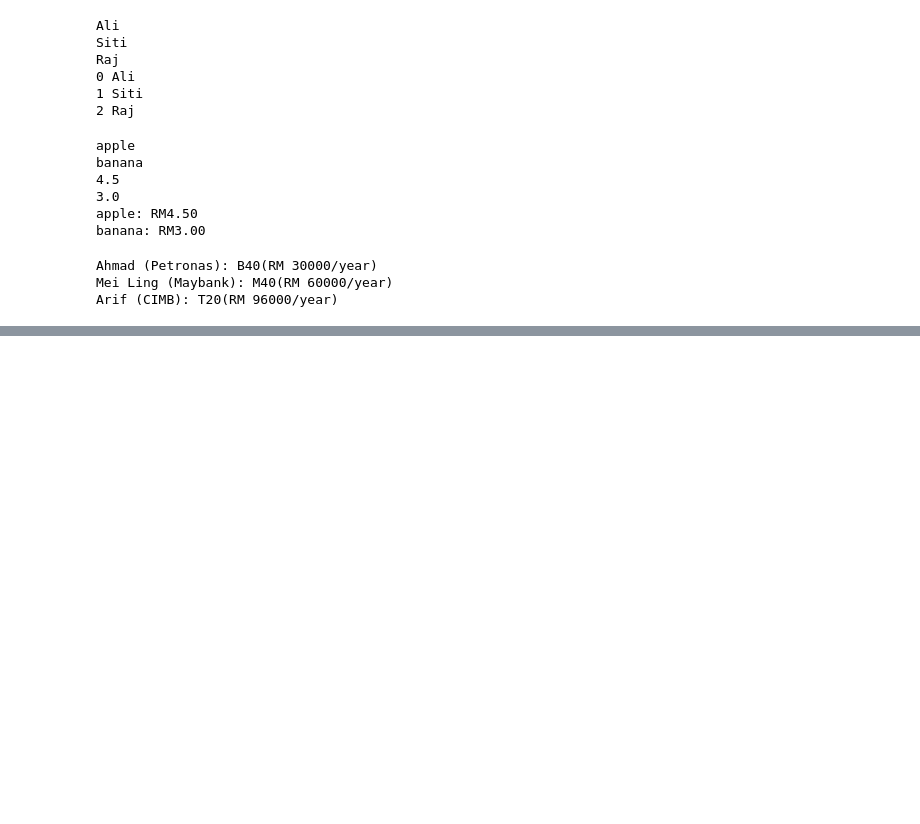
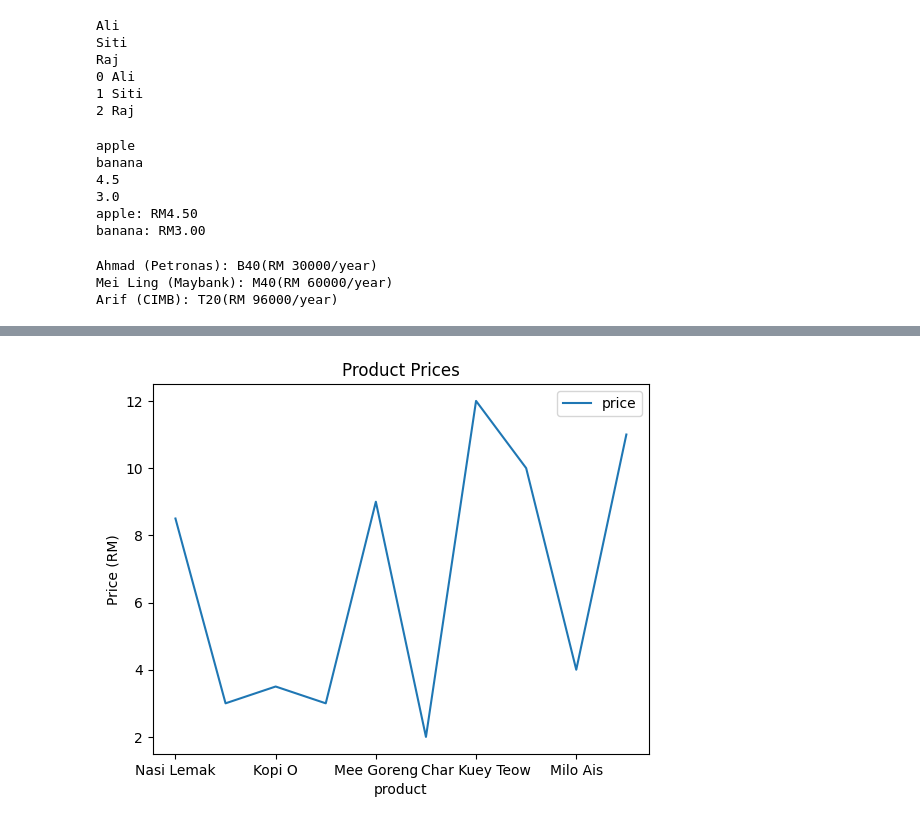
Before and after one commit to MGM46/pythonclass, a Jupyter notebook: app.ipynb, the cells around one changed output, grey strips where cells are left out. Saved outputs shown, nothing was run; the diff lists cells and outputs as text; code cells hidden in the pictures; blank space fills up the shorter version.

```diff
--- a/app.ipynb
+++ b/app.ipynb
@@ -456,0 +651,14 @@ Arif (CIMB): T20(RM 96000/year)
+# %%
+import pandas as pd
+import matplotlib.pyplot as plt
+
+url = "https://raw.githubusercontent.com/nextynewb/datasets/main/kedai.csv"
+df = pd.read_csv(url)
+
+# The much easier one-liner
+df.plot(x='product', y='price', kind='line',
+        title='Product Prices', ylabel='Price (RM)')
+
+plt.show()
+# %% [output]
+[figure, added]
```
Also changed, not shown: parts of 31 cells of this notebook, 2 other files.
